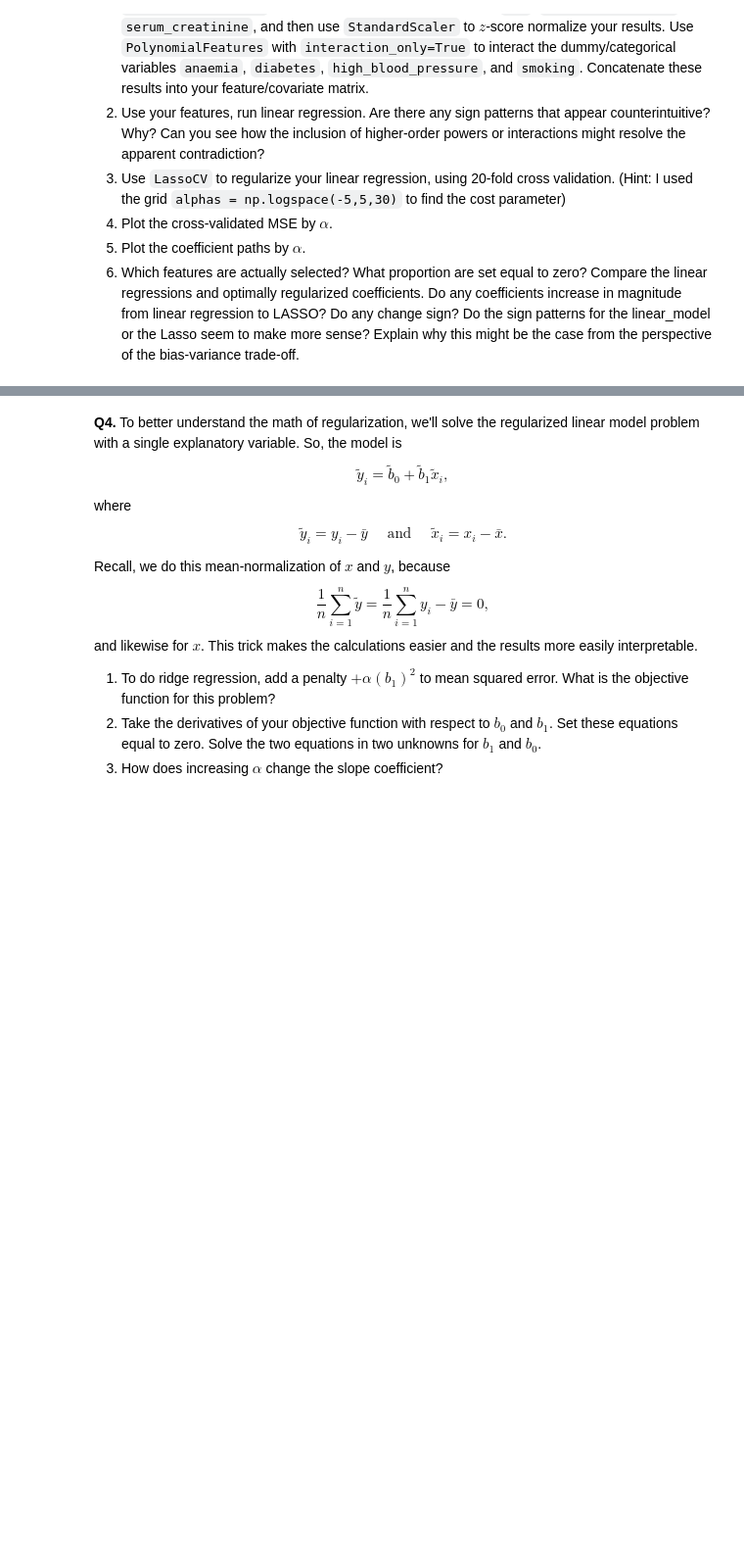
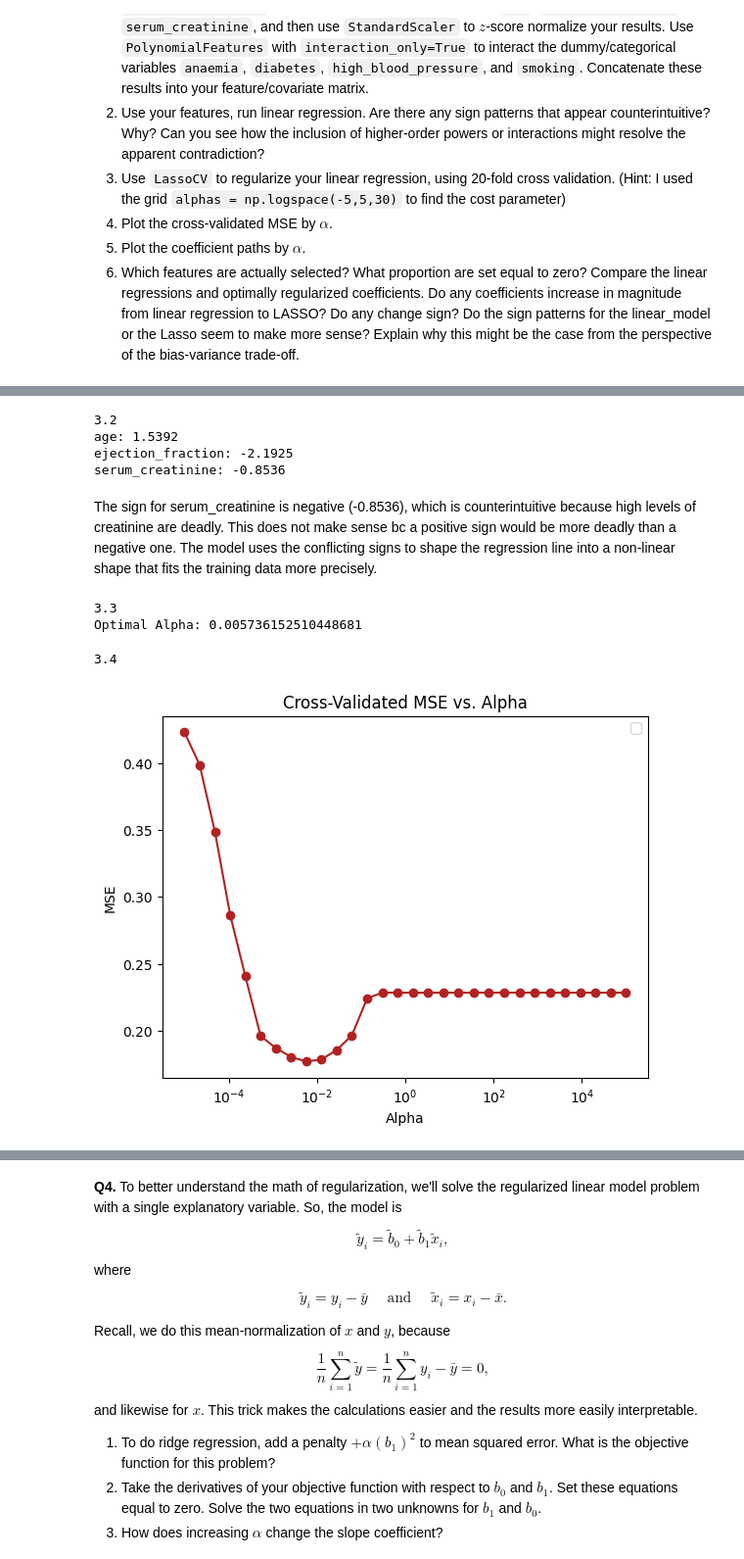
Before and after one commit to qnq9yy/undergrad_ml_assignments, a Jupyter notebook: 04_assignment_regularization.ipynb, the cells around one changed output, grey strips where cells are left out. Shown at 98% size. Drawn from its saved outputs; the diff is of its cells as text; code cells hidden in the pictures; blank space fills up the shorter version.

```diff
--- a/04_assignment_regularization.ipynb
+++ b/04_assignment_regularization.ipynb
@@ -173,0 +183,58 @@ FileNotFoundError: [Errno 2] No such file or directory: '/heart_failure_clinical
+# %%
+y = df['DEATH_EVENT']
+
+cont_cols = ['age', 'ejection_fraction', 'serum_creatinine']
+poly_cont = PolynomialFeatures(degree=3, include_bias=False)
+X_cont_poly = poly_cont.fit_transform(df[cont_cols])
+cont_names = poly_cont.get_feature_names_out(cont_cols)
+
+scaler = StandardScaler()
+X_cont_scaled = scaler.fit_transform(X_cont_poly)
+
+cat_cols = ['anaemia', 'diabetes', 'high_blood_pressure', 'smoking']
+poly_cat = PolynomialFeatures(interaction_only=True, include_bias=False)
+X_cat_int = poly_cat.fit_transform(df[cat_cols])
+cat_names = poly_cat.get_feature_names_out(cat_cols)
+
+X_final = np.hstack([X_cont_scaled, X_cat_int])
+all_feature_names = np.concatenate([cont_names, cat_names])
+# %%
+print('3.2')
+ols = LinearRegression()
+ols.fit(X_final, y)
+
+for name, coef in zip(all_feature_names[:3], ols.coef_[:3]):
+    print(f"{name}: {coef:.4f}")
+# %% [output]
+3.2
+age: 1.5392
+ejection_fraction: -2.1925
+serum_creatinine: -0.8536
+# %% [markdown]
+The sign for serum_creatinine is negative (-0.8536), which is counterintuitive because high levels of creatinine are deadly. This does not make sense bc a positive sign would be more deadly than a negative one. The model uses the conflicting signs to shape the regression line into a non-linear shape that fits the training data more precisely.
+# %%
+print('3.3')
+
+alphas_grid = np.logspace(-5, 5, 30)
+
+lasso_cv = LassoCV(alphas=alphas_grid, cv=20, max_iter=100000)
+lasso_cv.fit(X_final, y)
+
+print(f"Optimal Alpha: {lasso_cv.alpha_}")
+# %% [output]
+3.3
+Optimal Alpha: 0.005736152510448681
+# %%
+print('3.4')
+
+mse_means = lasso_cv.mse_path_.mean(axis=-1)
+plt.plot(lasso_cv.alphas_, mse_means, marker='o', color='firebrick')
+plt.xscale('log')
+plt.xlabel('Alpha')
+plt.ylabel('MSE')
+plt.title('Cross-Validated MSE vs. Alpha')
+plt.legend()
+plt.show()
+# %% [output]
+3.4
+[figure, added]
```
Also changed, not shown: parts of 4 cells of this notebook.
